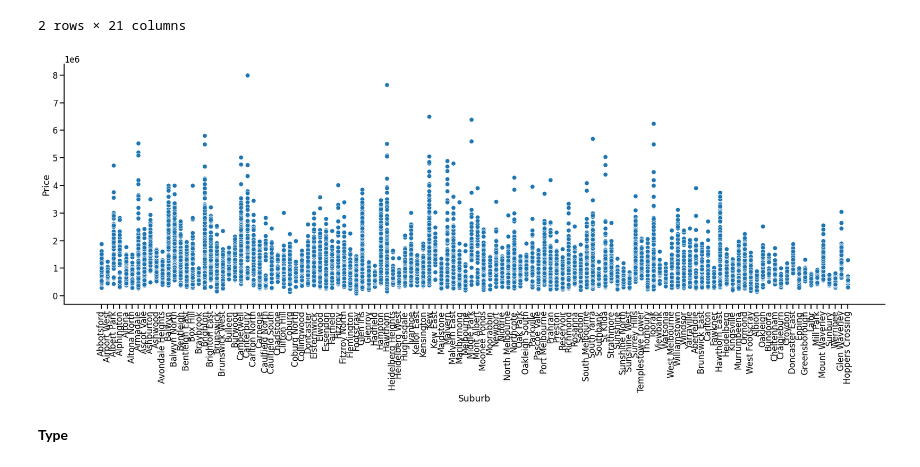
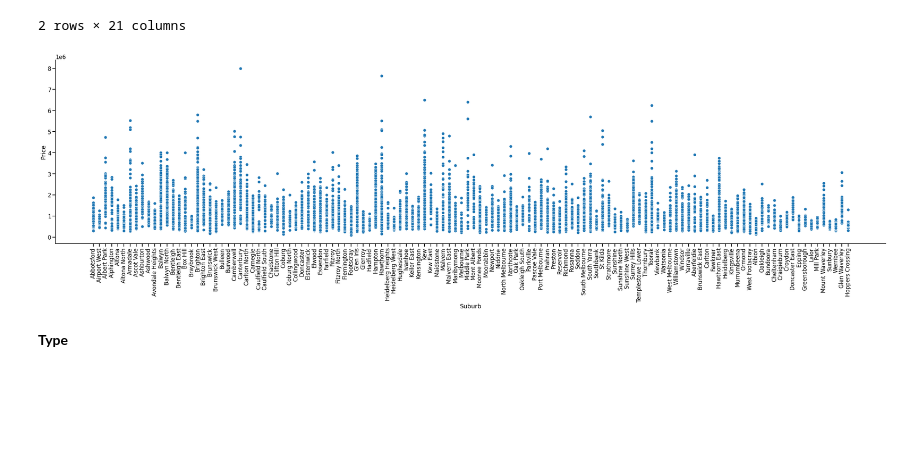
Before and after one commit to CHRISTIANDAGATTI/AEyCD---Grupo-9, a Jupyter notebook: Entregable_parte_1_22.ipynb, the cells around one changed output. Drawn from its saved outputs; the diff is of its cells as text; code cells hidden in the pictures; blank space fills up the shorter version.

```diff
--- a/Entregable_parte_1_22.ipynb
+++ b/Entregable_parte_1_22.ipynb
@@ -503,12 +543,12 @@ Suburb_df2.head(2)
 # %%
 #Relación Precio - Suburbios
 grid = sns.pairplot(data=Suburb_df2, y_vars=['Price'],
                  x_vars=['Suburb'],
-                 aspect=3, height=8)
+                 aspect=4, height=9)
 for ax in grid.axes.flat[:2]:
     ax.tick_params(axis='x', labelrotation=90)
 # %% [output]
-[figure, old version]
+[figure, new version]
 # %% [markdown]
 **Type**
 # %%
```
Also changed, not shown: parts of 3 cells of this notebook.
